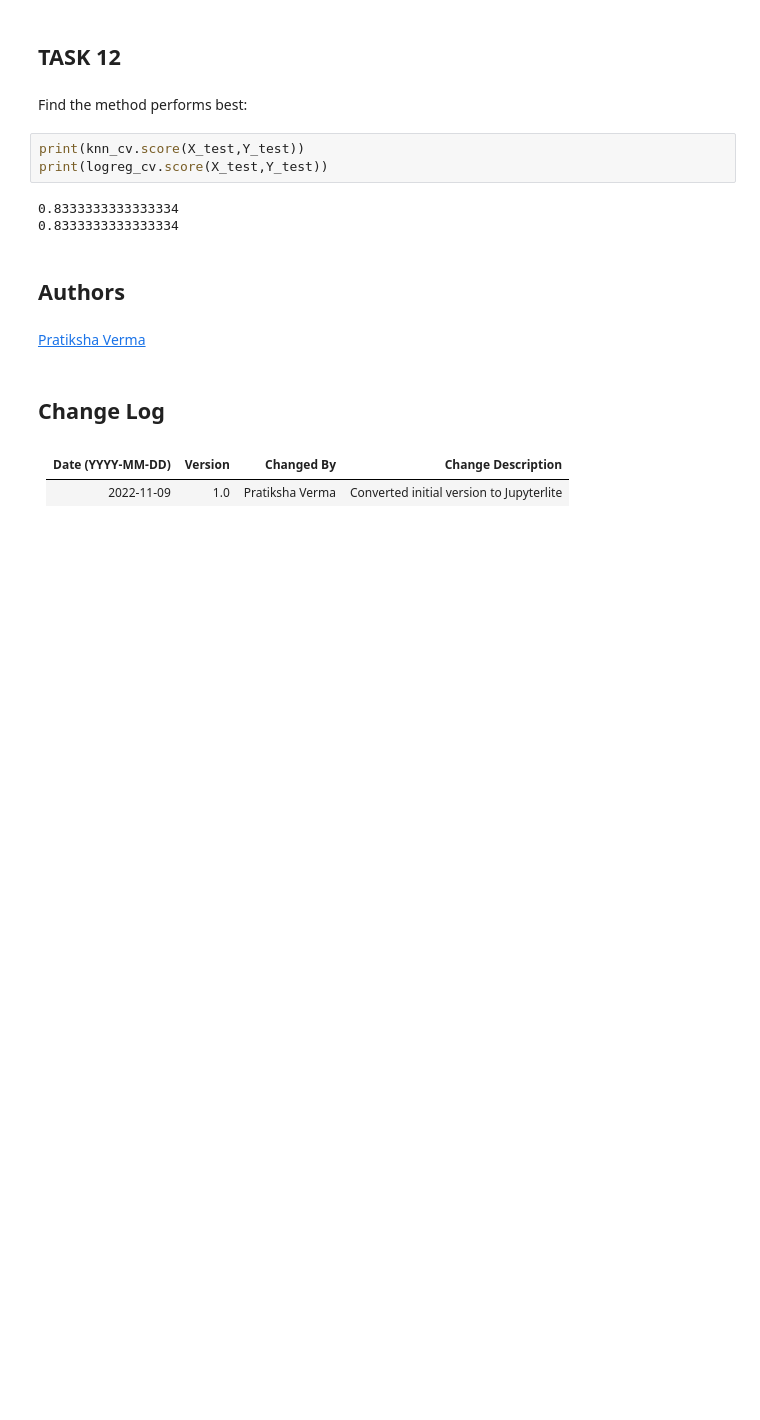
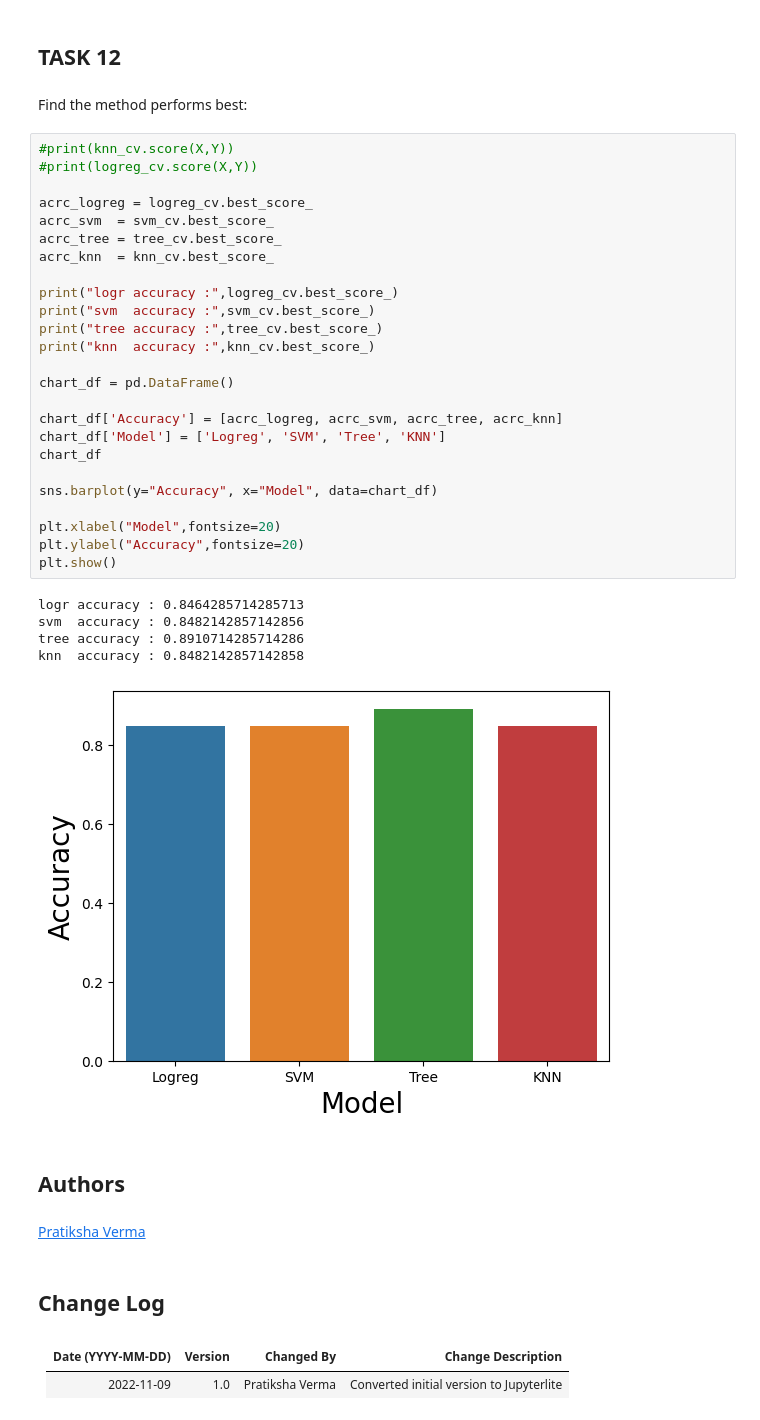
Before and after one commit to igosm/Data-Science-Capstone, a Jupyter notebook: jupyter-labs_Machine_Learning_Prediction_Part_5.jupyterlite.ipynb, the cells around one changed output. Cells and saved outputs as stored; diff of their text form; blank space fills up the shorter version.

```diff
--- a/jupyter-labs_Machine_Learning_Prediction_Part_5.jupyterlite.ipynb
+++ b/jupyter-labs_Machine_Learning_Prediction_Part_5.jupyterlite.ipynb
@@ -349,12 +355,37 @@ plot_confusion_matrix(Y_test,yhat)
 ## TASK  12
 # %% [markdown]
 Find the method performs best:
-# %%
-print(knn_cv.score(X_test,Y_test))
-print(logreg_cv.score(X_test,Y_test))
-# %% [output]
-0.8333333333333334
-0.8333333333333334
+# %%
+#print(knn_cv.score(X,Y))
+#print(logreg_cv.score(X,Y))
+
+acrc_logreg = logreg_cv.best_score_
+acrc_svm  = svm_cv.best_score_
+acrc_tree = tree_cv.best_score_
+acrc_knn  = knn_cv.best_score_
+
+print("logr accuracy :",logreg_cv.best_score_)
+print("svm  accuracy :",svm_cv.best_score_)
+print("tree accuracy :",tree_cv.best_score_)
+print("knn  accuracy :",knn_cv.best_score_)
+
+chart_df = pd.DataFrame()
+
+chart_df['Accuracy'] = [acrc_logreg, acrc_svm, acrc_tree, acrc_knn]
+chart_df['Model'] = ['Logreg', 'SVM', 'Tree', 'KNN']
+chart_df
+
+sns.barplot(y="Accuracy", x="Model", data=chart_df)
+
+plt.xlabel("Model",fontsize=20)
+plt.ylabel("Accuracy",fontsize=20)
+plt.show()
+# %% [output]
+logr accuracy : 0.8464285714285713
+svm  accuracy : 0.8482142857142856
+tree accuracy : 0.8910714285714286
+knn  accuracy : 0.8482142857142858
+[figure, added]
 # %% [markdown]
 ## Authors
 # %% [markdown]
```
Also changed, not shown: parts of 8 cells of this notebook.
